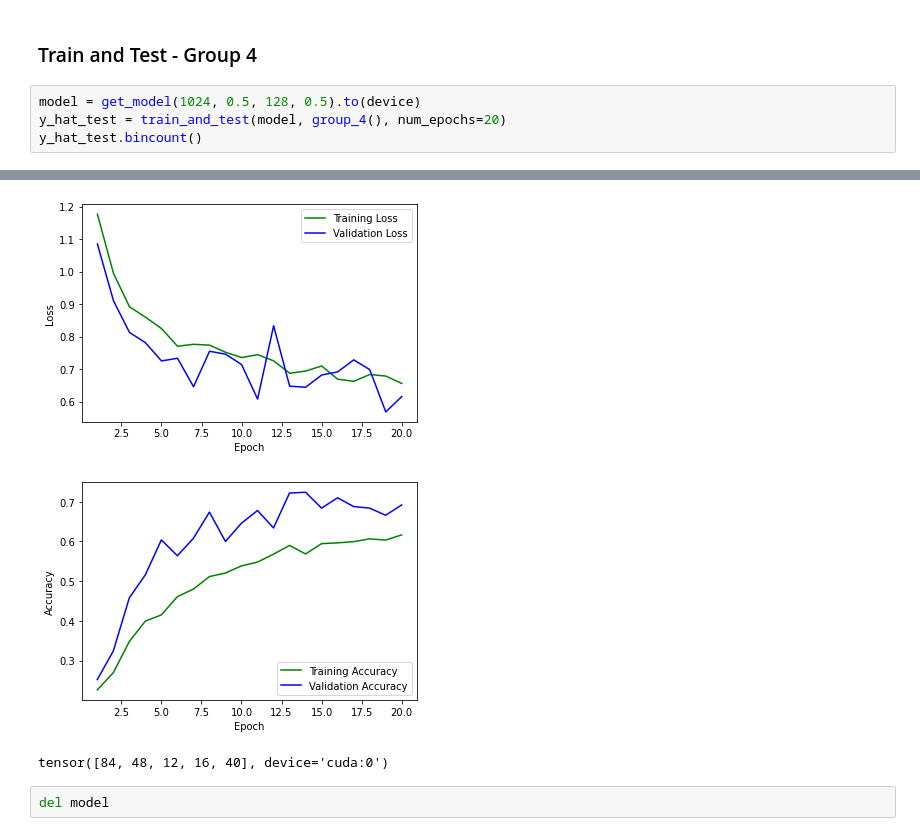
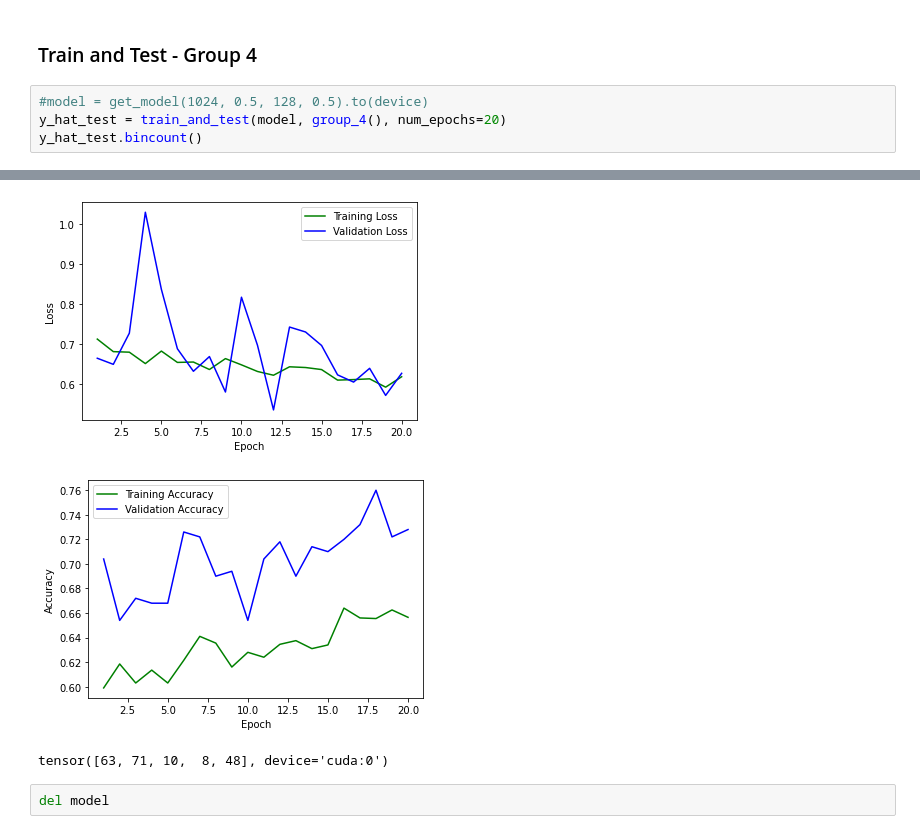
Before and after one commit to jmaness/csc591nn-projc1, a Jupyter notebook: c2.ipynb, the cells around one changed output, grey strips where cells are left out. Cells and saved outputs as stored; diff of their text form.

```diff
--- a/c2.ipynb
+++ b/c2.ipynb
@@ -822,7 +822,7 @@ Finished generating predictions to predictions_c2_g3.csv
 # %% [markdown]
 ### Train and Test - Group 4
 # %%
-model = get_model(1024, 0.5, 128, 0.5).to(device)
+#model = get_model(1024, 0.5, 128, 0.5).to(device)
 y_hat_test = train_and_test(model, group_4(), num_epochs=20)
 y_hat_test.bincount()
 # %% [output]
@@ -843,9 +843,9 @@ Best acc: 0.724000
 
 Metrics
 ----------
-[figure, old version]
+[figure, new version]
-[figure, old version]
+[figure, new version]
-tensor([84, 48, 12, 16, 40], device='cuda:0')
+tensor([63, 71, 10,  8, 48], device='cuda:0')
 # %%
 del model
 # %%
```
Also changed, not shown: parts of 2 cells of this notebook.
